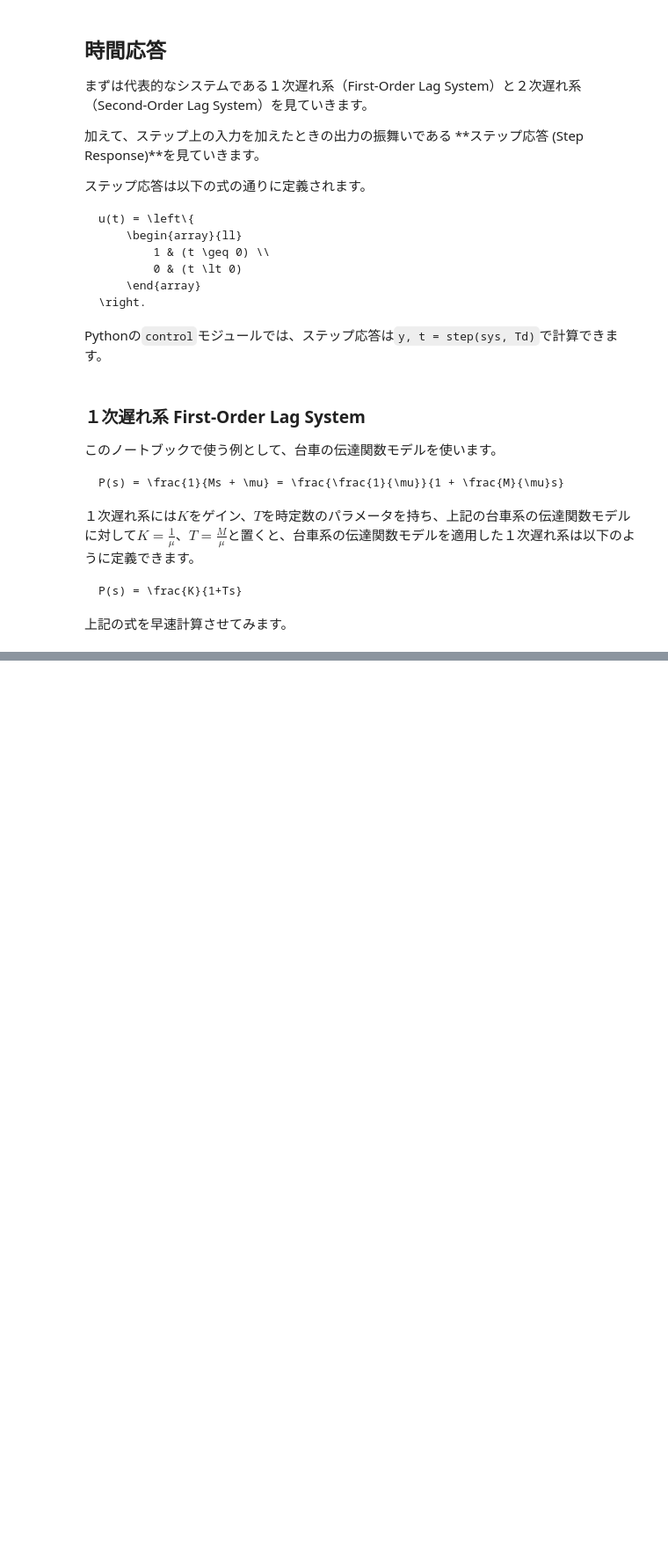
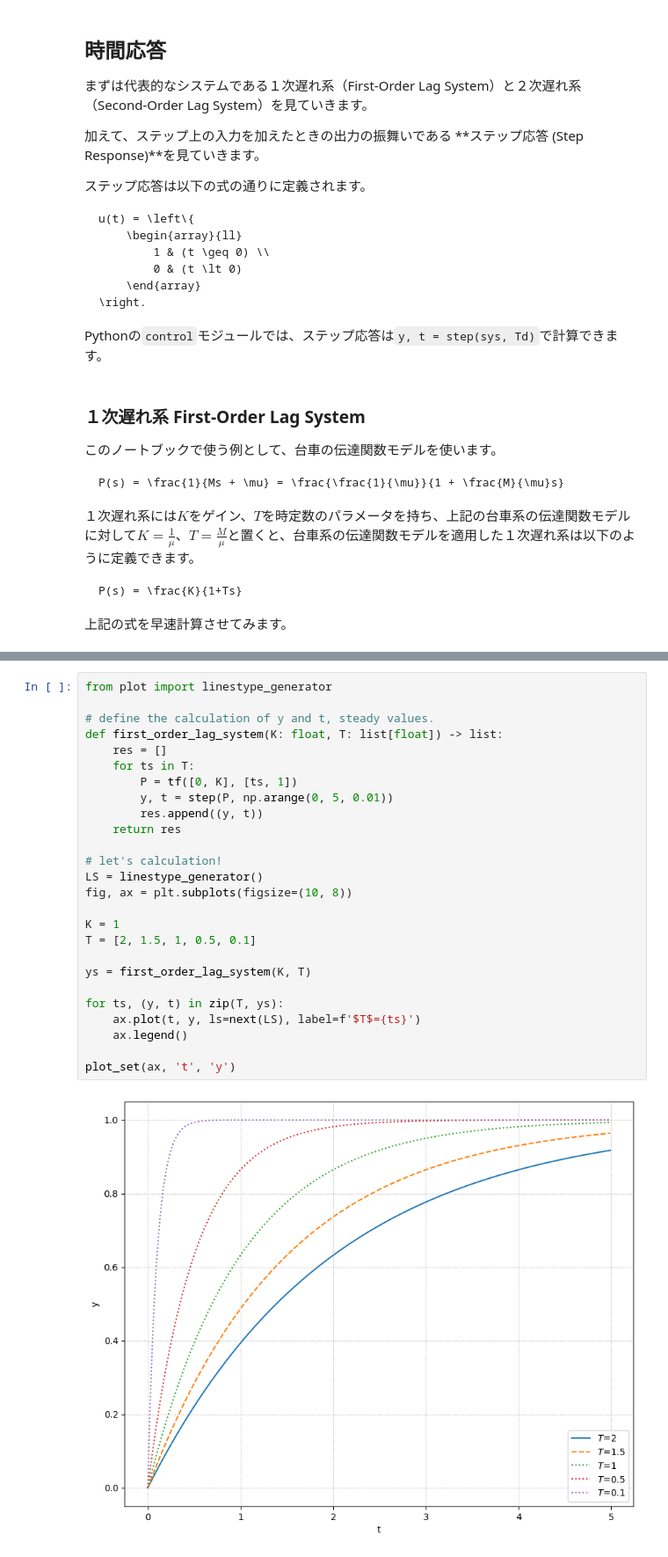
Before and after one commit to Suitai095/Python-Control-Engineering, a Jupyter notebook: notebook/Chapter04/behavior_of_control.ipynb, the cells around one changed output, grey strips where cells are left out. Shown at 88% size. Cells and saved outputs as stored; diff of their text form; blank space fills up the shorter version.

```diff
--- a/notebook/Chapter04/behavior_of_control.ipynb
+++ b/notebook/Chapter04/behavior_of_control.ipynb
@@ -56,0 +72,28 @@ plot_set(ax, 't', 'y')
+# %%
+from plot import linestype_generator
+
+# define the calculation of y and t, steady values.
+def first_order_lag_system(K: float, T: list[float]) -> list:
+    res = []
+    for ts in T:
+        P = tf([0, K], [ts, 1])
+        y, t = step(P, np.arange(0, 5, 0.01))
+        res.append((y, t))
+    return res
+
+# let's calculation!
+LS = linestype_generator()
+fig, ax = plt.subplots(figsize=(10, 8))
+
+K = 1
+T = [2, 1.5, 1, 0.5, 0.1]
+
+ys = first_order_lag_system(K, T)
+
+for ts, (y, t) in zip(T, ys):
+    ax.plot(t, y, ls=next(LS), label=f'$T$={ts}')
+    ax.legend()
+
+plot_set(ax, 't', 'y')
+# %% [output]
+[figure, added]
```
Also changed, not shown: parts of 9 cells of this notebook, 1 other file.
